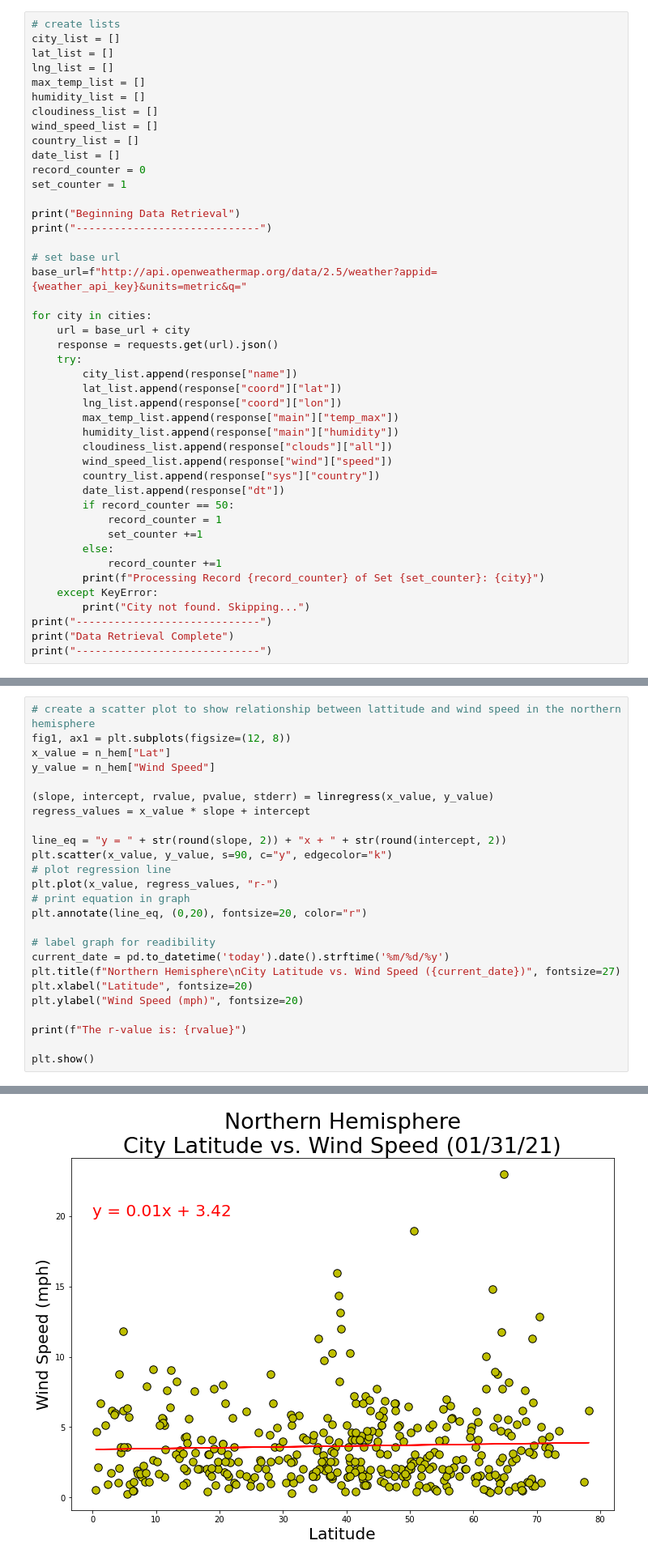
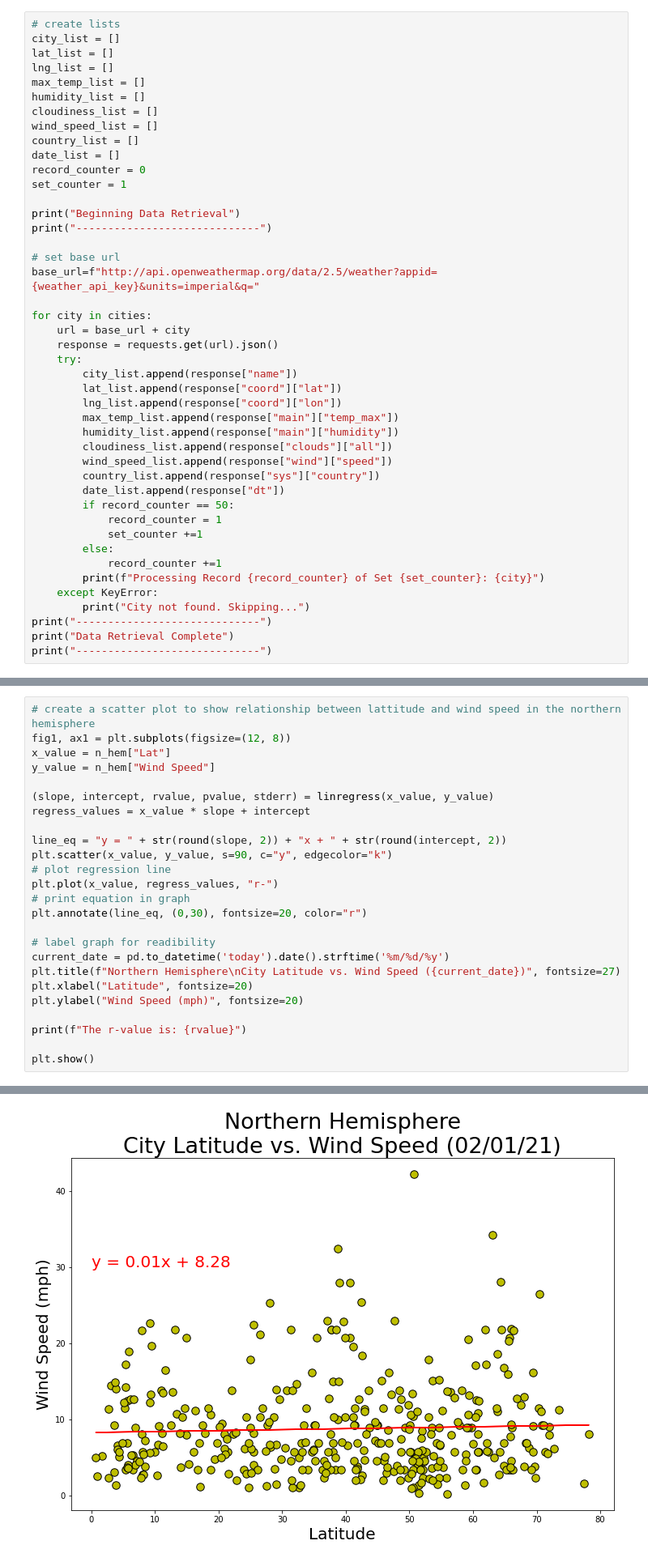
Before and after one commit to pete6184/WeatherPy_API_Weather_Data, a Jupyter notebook: WeatherPy/WeatherPy.ipynb, the cells around one changed output, grey strips where cells are left out. Shown: that part at 81% size. Drawn from its saved outputs; the diff is of its cells as text.

Commit message:
finished the WeatherPy except for the humidity kernel

```diff
--- a/WeatherPy/WeatherPy.ipynb
+++ b/WeatherPy/WeatherPy.ipynb
@@ -67,7 +67,7 @@ print("Beginning Data Retrieval")
 print("-----------------------------")
 
 # set base url
-base_url=f"http://api.openweathermap.org/data/2.5/weather?appid={weather_api_key}&units=metric&q="
+base_url=f"http://api.openweathermap.org/data/2.5/weather?appid={weather_api_key}&units=imperial&q="
 
 for city in cities:
     url = base_url + city
@@ -453,7 +446,7 @@ plt.scatter(x_value, y_value, s=90, c="y", edgecolor="k")
 # plot regression line
 plt.plot(x_value, regress_values, "r-")
 # print equation in graph
-plt.annotate(line_eq, (0,20), fontsize=20, color="r")
+plt.annotate(line_eq, (0,30), fontsize=20, color="r")
 
 # label graph for readibility
 current_date = pd.to_datetime('today').date().strftime('%m/%d/%y')
@@ -469,4 +462,4 @@ The r-value is: 0.04087344564680256
-[figure, old version]
+[figure, new version]
 # %% [markdown]
 ####  Southern Hemisphere - Wind Speed (mph) vs. Latitude Linear Regression
 # %%
```
Also changed, not shown: parts of 17 cells of this notebook, 5 other files.
